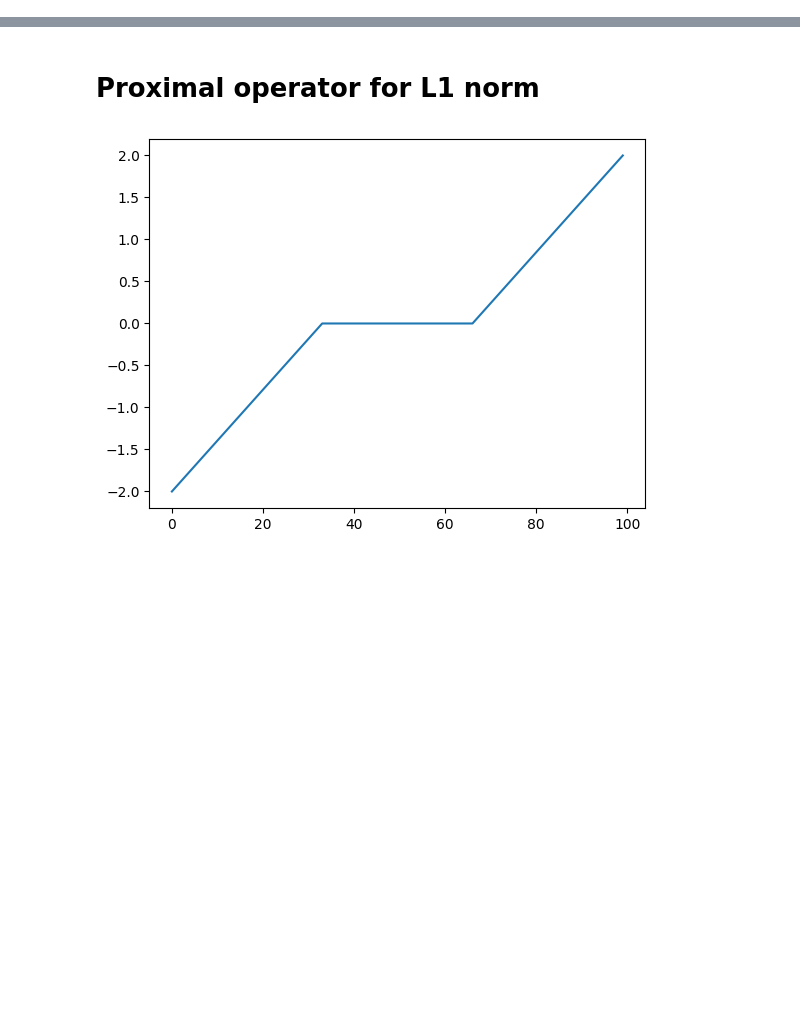
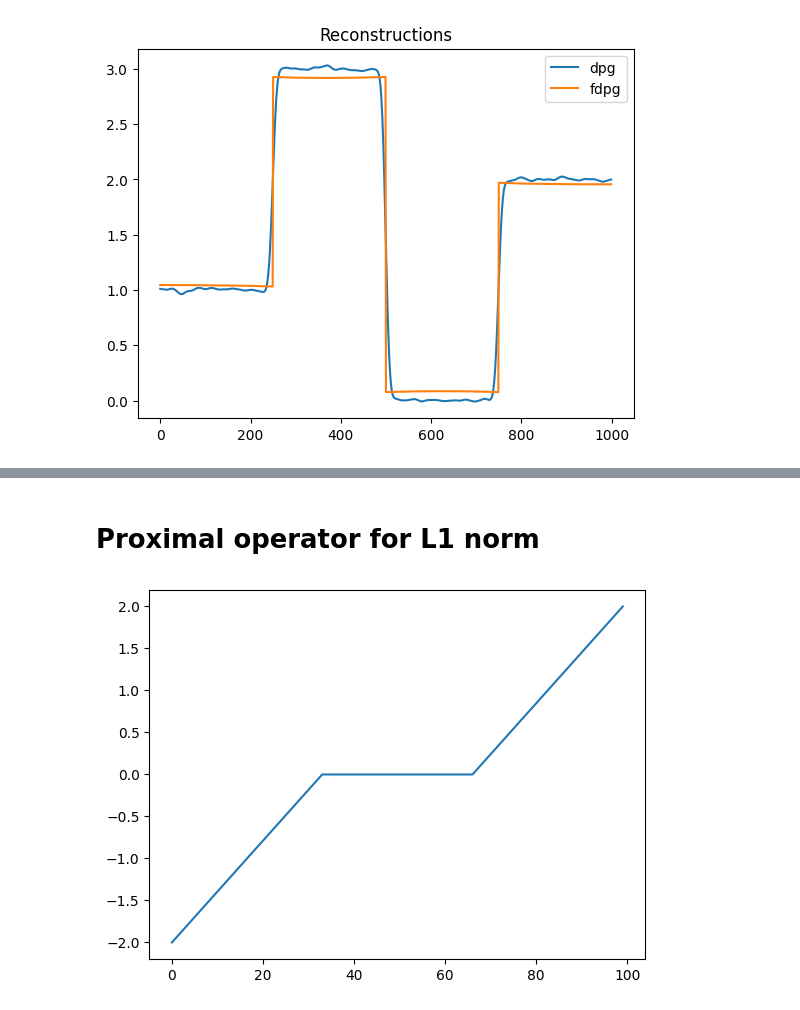
Before and after one commit to jlindbloom/jlinops, a Jupyter notebook: docs/source/notebooks/proximal.ipynb, the cells around one changed output, grey strips where cells are left out. Cells and saved outputs as stored; diff of their text form; code cells hidden in the pictures; blank space fills up the shorter version.

```diff
--- a/docs/source/notebooks/proximal.ipynb
+++ b/docs/source/notebooks/proximal.ipynb
@@ -9,0 +31,8 @@ from jlinops import get_device
+# %%
+plt.plot(cp.asnumpy(data_dpg["result"]), label="dpg")
+plt.plot(cp.asnumpy(data_fdpg["result"]), label="fdpg")
+plt.title("Reconstructions")
+plt.legend()
+plt.show()
+# %% [output]
+[figure, added]
```
Also changed, not shown: parts of 31 cells of this notebook, 5 other files.
